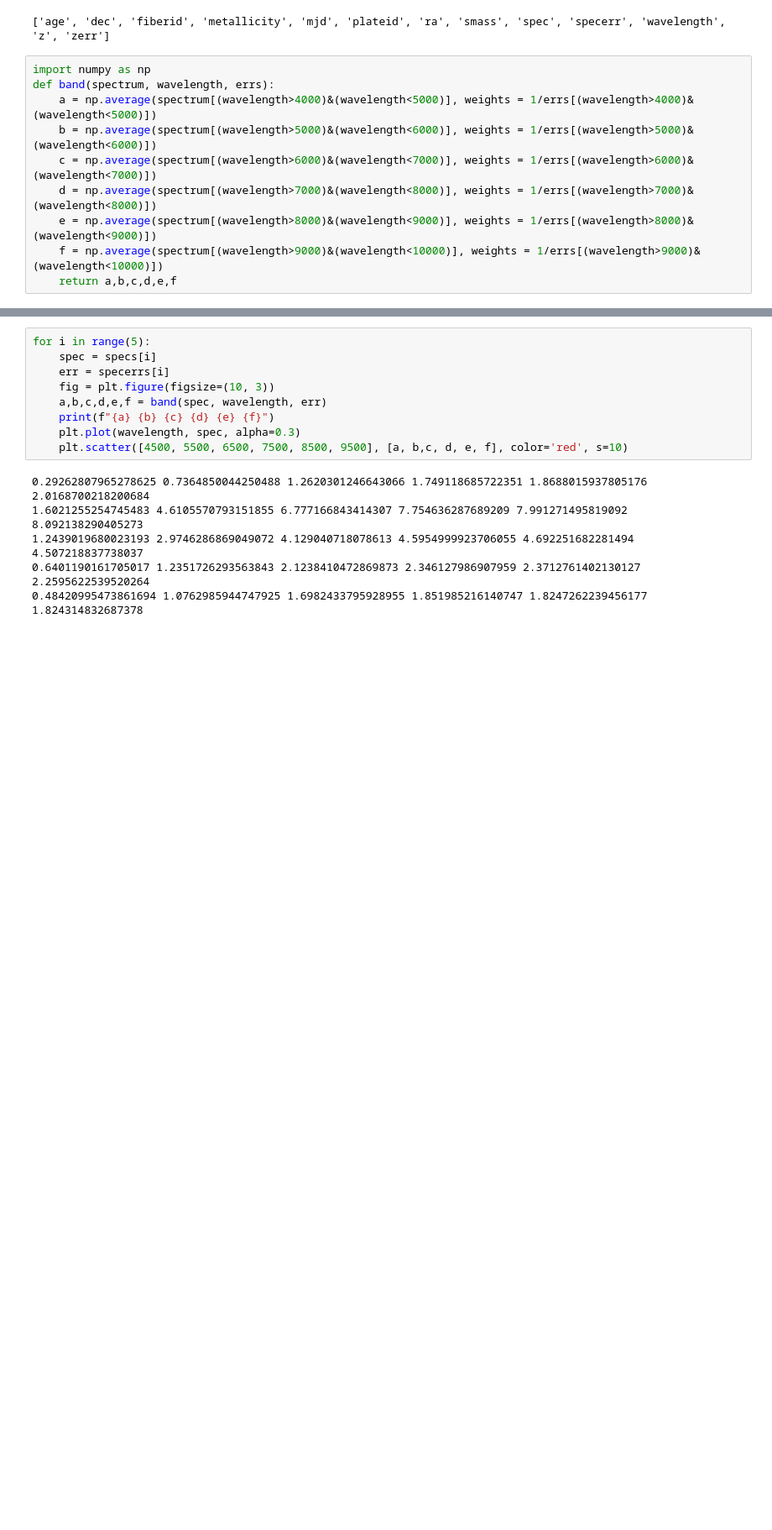
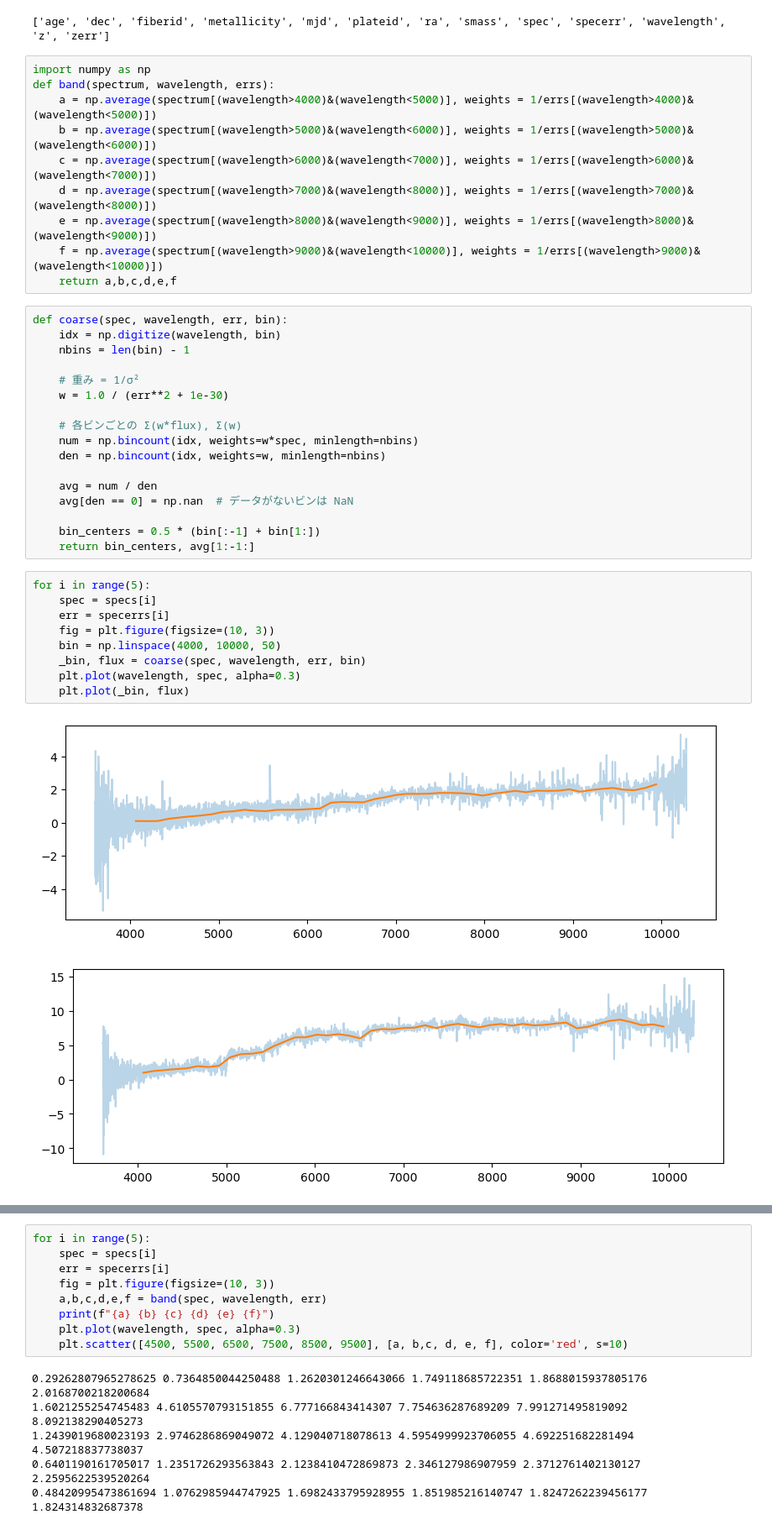
Before and after one commit to yamada-yuka0322/a3net_hack, a Jupyter notebook: yuka/band.ipynb, the cells around one changed output, grey strips where cells are left out. Shown: that part at 84% size. Saved outputs shown, nothing was run; the diff lists cells and outputs as text; blank space fills up the shorter version.

Commit message:
code to calculate coarse grid

```diff
--- a/yuka/band.ipynb
+++ b/yuka/band.ipynb
@@ -31,3 +31,32 @@ def band(spectrum, wavelength, errs):
     e = np.average(spectrum[(wavelength>8000)&(wavelength<9000)], weights = 1/errs[(wavelength>8000)&(wavelength<9000)])
     f = np.average(spectrum[(wavelength>9000)&(wavelength<10000)], weights = 1/errs[(wavelength>9000)&(wavelength<10000)])
     return a,b,c,d,e,f
+# %%
+def coarse(spec, wavelength, err, bin):
+    idx = np.digitize(wavelength, bin)
+    nbins = len(bin) - 1
+
+    # 重み = 1/σ²
+    w = 1.0 / (err**2 + 1e-30)
+
+    # 各ビンごとの Σ(w*flux), Σ(w)
+    num = np.bincount(idx, weights=w*spec, minlength=nbins)
+    den = np.bincount(idx, weights=w, minlength=nbins)
+
+    avg = num / den
+    avg[den == 0] = np.nan  # データがないビンは NaN
+
+    bin_centers = 0.5 * (bin[:-1] + bin[1:])
+    return bin_centers, avg[1:-1:]
+# %%
+for i in range(5):
+    spec = specs[i]
+    err = specerrs[i]
+    fig = plt.figure(figsize=(10, 3))
+    bin = np.linspace(4000, 10000, 50)
+    _bin, flux = coarse(spec, wavelength, err, bin)
+    plt.plot(wavelength, spec, alpha=0.3)
+    plt.plot(_bin, flux)
+# %% [output]
+[figure, added]
+[figure, added]
```
Also changed, not shown: parts of 1 cell of this notebook.
